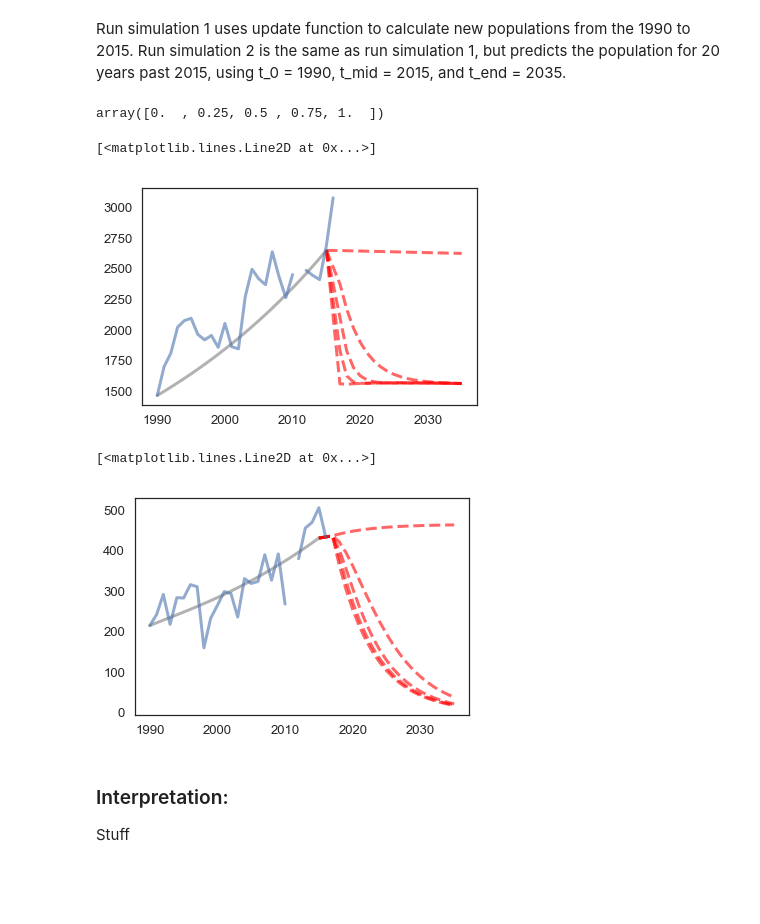
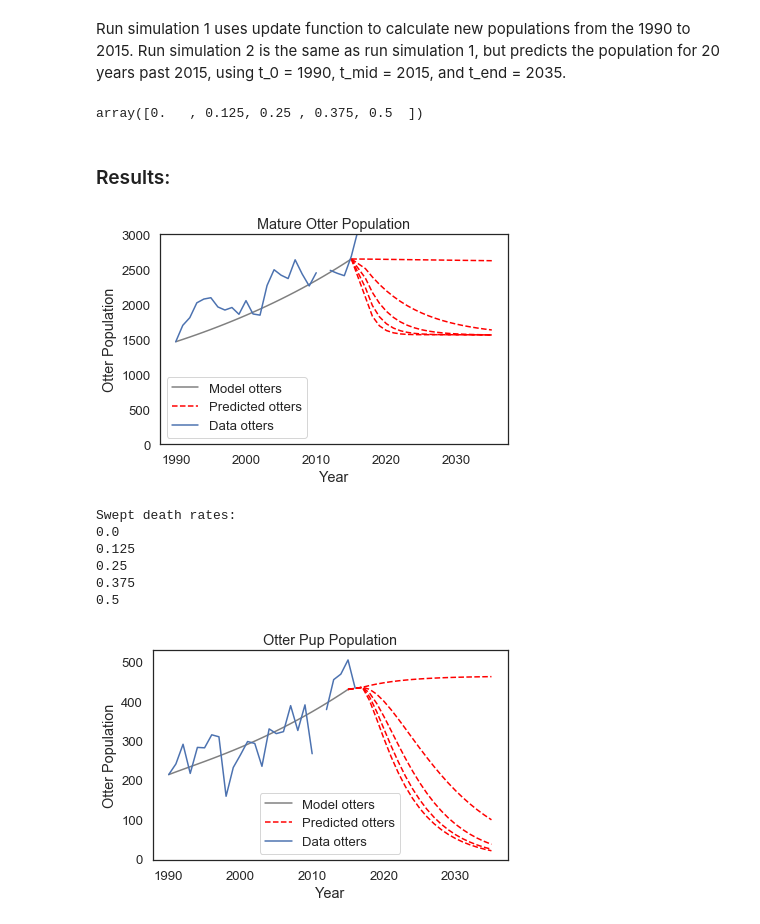
Before and after one commit to MellieZito/Project-1, a Jupyter notebook: code/otters.ipynb, the cells around one changed output. Drawn from its saved outputs; the diff is of its cells as text; code cells hidden in the pictures; blank space fills up the shorter version.

Commit message:
Added interpretation and finalized QMRI structure

```diff
--- a/code/otters.ipynb
+++ b/code/otters.ipynb
@@ -211,7 +215,7 @@ def update_func2(state, t, death_rate, system):
 
     f_deaths = death_rate * f_mature #Number of f otter deaths is death rate from sweepseries times number of f otters
 
-    m_deaths = system.m_death_rate * m_mature #Number of m otter deaths is fixed death rate times number of m otters
+    m_deaths = m_death_rate * m_mature #Number of m otter deaths is fixed death rate times number of m otters
 
 
 
@@ -226,6 +230,7 @@ def update_func2(state, t, death_rate, system):
     m_pups = state.m_pups + m_births - m_maturlings
 
 
+
     return State(f_pups=f_pups, m_pups=m_pups, f_mature=f_otters, m_mature=m_otters)
 # %%
 def run_simulation1(system, update_func):
@@ -285,7 +290,8 @@ mature_2015 = get_last_value(results_mature1) #Gets final value of results_matur
 pups_2015 = get_last_value(results_pups1) #Gets final value of results_pups1, to initialize the prediction model
 
 
-state2 = State(f_pups = pofo * pups_2015, m_pups = pomo * pups_2015, f_mature = pofo * mature_2015, m_mature = pomo * mature_2015)
+state2 = State(f_pups = pofo * pups_2015, m_pups = pomo * pups_2015,
+               f_mature = pofo * mature_2015, m_mature = pomo * mature_2015)
 
 system_2 = System(f_birth_rate = f_birth_rate,
                 m_birth_rate = m_birth_rate,
@@ -297,47 +303,73 @@ system_2 = System(f_birth_rate = f_birth_rate,
                 t_end = t_end,
                 state = state2)
 
-death_rate_array = linspace(0, 1, 5) # Array for death rate sweep
+death_rate_array = linspace(0, 0.5, 5) # Array for death rate sweep
 # %% [output]
-array([0.  , 0.25, 0.5 , 0.75, 1.  ])
+array([0.   , 0.125, 0.25 , 0.375, 0.5  ])
+# %% [markdown]
+### Results:
 # %%
-plot(results_mature1, color='gray', label = 'otters')
+plot(results_mature1, color='gray', label = 'Model otters')
 
 sweep_pups = SweepSeries() # Array to hold swept pup data
 sweep_mature = SweepSeries() # Array to hold swept mature data
 
 for death_rate in death_rate_array: # Sweeping death rate
-    results_mature = run_simulation2(system_2, death_rate, update_func2)[0];
-    results_pups = run_simulation2(system_2, death_rate, update_func2)[1];
+    results_mature = run_simulation2(system_2, death_rate, update_func2)[0]; ## runs simulation calling varying death rate
+    results_pups = run_simulation2(system_2, death_rate, update_func2)[1];   ## returns mature and pup populations
 
     sweep_pups = results_pups
     sweep_mature = results_mature
 
-    plot(sweep_mature, "--", color = 'red', label = 'model predicted otters')
 
-plot(f_mature+m_mature, label='og otters')
+    plot(sweep_mature, "--", color = 'red') # plots mature populations for each death rate
+
+empty = TimeSeries()
+
+plot(empty, "--", color = 'red', label = 'Predicted otters')  # lables sweep lines once instead of 5 times
+
+plot(f_mature+m_mature, label='Data otters') # plots otter data
+
+ylim(0, 3000) # scales y axis
+
+decorate(xlabel='Year',
+        ylabel='Otter Population',
+        title= 'Mature Otter Population') # titles graph and lables axis
 # %% [output]
-[<matplotlib.lines.Line2D at 0x...>]
-[figure, old version]
+[figure, new version]
 # %%
-plot(results_pups1, color='gray', label = 'otters')
+plot(results_pups1, color='gray', label = 'Model otters')
 
-sweep_pups = SweepSeries()
-sweep_mature = SweepSeries()
+sweep_pups = SweepSeries()# Array to hold swept pup data
+sweep_mature = SweepSeries() # Array to hold swept mature data
+
+print("Swept death rates:")
 
 for death_rate in death_rate_array: # Sweeping death rate
-    results_mature = run_simulation2(system_2, death_rate, update_func2)[0];
-    results_pups = run_simulation2(system_2, death_rate, update_func2)[1];
+    results_mature = run_simulation2(system_2, death_rate, update_func2)[0]; ## runs simulation calling varying death rate
+    results_pups = run_simulation2(system_2, death_rate, update_func2)[1];   ## returns mature and pup populations
 
     sweep_pups = results_pups
     sweep_mature = results_mature
 
-    plot(sweep_pups, "--", color = 'red', label = 'model predicted otters')
+    print(death_rate)
 
-plot(female_pups+male_pups, label='og otters')
+    plot(sweep_pups, "--", color = 'red') # plots mature populations for each death rate
+
+empty = TimeSeries()
+
+plot(empty, "--", color = 'red', label = 'Predicted otters') # lables sweep lines once instead of 5 times
+
+plot(female_pups+male_pups, label='Data otters') # plots otter data
+
+decorate(xlabel='Year',
+        ylabel='Otter Population',
+        title='Otter Pup Population')
 # %% [output]
-[<matplotlib.lines.Line2D at 0x...>]
+Swept death rates:
+0.0
+0.125
+0.25
+0.375
+0.5
-[figure, old version]
+[figure, new version]
-# %% [markdown]
-### Interpretation:
-Stuff
```
Also changed, not shown: parts of 7 cells of this notebook.
